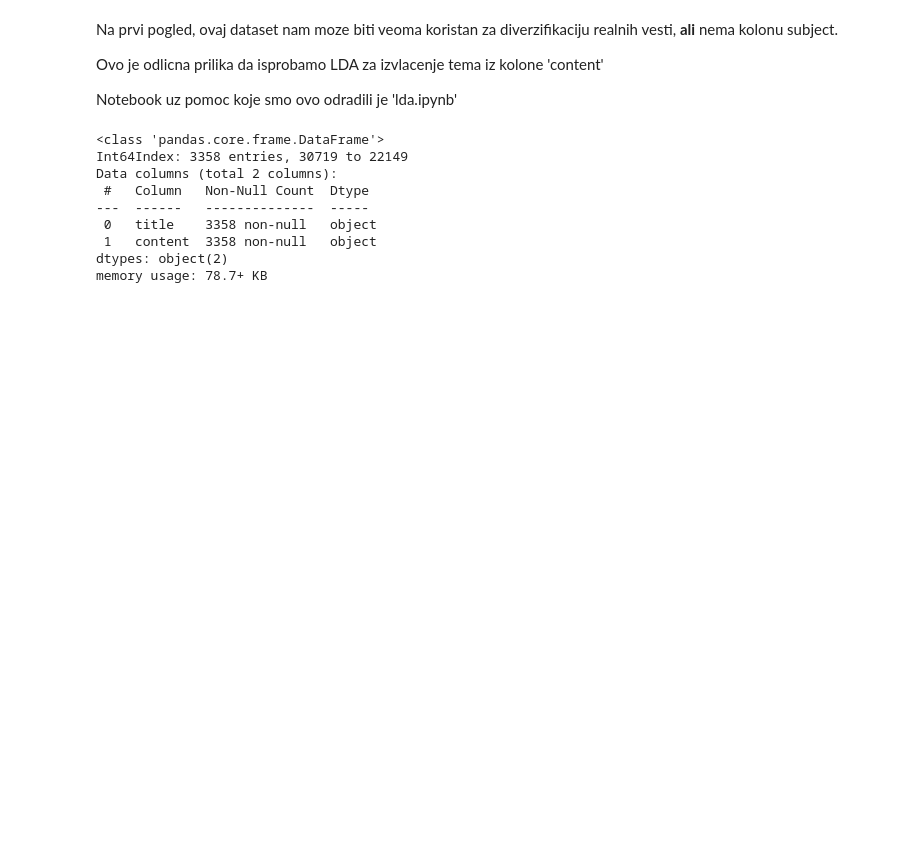
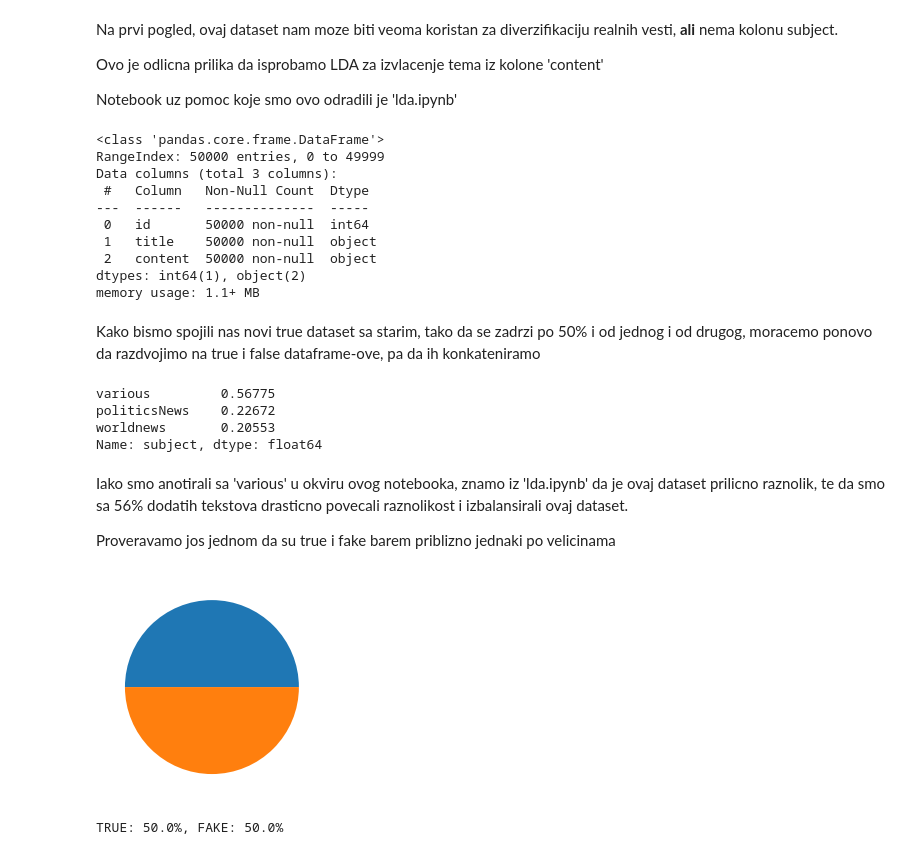
Before and after one commit to LukaKrickovic/news-recommendation, a Jupyter notebook: notebooks/fake_news_dataset_creation.ipynb, the cells around one changed output. Saved outputs shown, nothing was run; the diff lists cells and outputs as text; code cells hidden in the pictures; blank space fills up the shorter version.

```diff
--- a/notebooks/fake_news_dataset_creation.ipynb
+++ b/notebooks/fake_news_dataset_creation.ipynb
@@ -201,23 +198,63 @@ Ovo je odlicna prilika da isprobamo LDA za izvlacenje tema iz kolone 'content'
 
 Notebook uz pomoc koje smo ovo odradili je 'lda.ipynb'
 # %%
-new_true = new_true.sample(n=needed_row_count)
-# new_true = new_true.drop(columns=['publication', 'url', 'author', 'date', 'year', 'month'])
+# new_true = new_true.sample(n=needed_row_count)
+new_true = new_true.drop(columns=['publication', 'url', 'author', 'date', 'year', 'month', 'Unnamed: 0'])
 # new_true = new_true.drop(columns=['Unnamed: 0'])
 new_true.info()
 new_true = new_true.assign(fake = [False for _ in new_true.iterrows()])
 new_true = new_true.assign(subject = ['various' for _ in new_true.iterrows()])
-
-df = pd.concat([df, new_true])
 # %% [output]
 <class 'pandas.core.frame.DataFrame'>
-Int64Index: 3358 entries, 30719 to 22149
-Data columns (total 2 columns):
+RangeIndex: 50000 entries, 0 to 49999
+Data columns (total 3 columns):
  #   Column   Non-Null Count  Dtype
 ---  ------   --------------  -----
- 0   title    3358 non-null   object
- 1   content  3358 non-null   object
-dtypes: object(2)
-memory usage: 78.7+ KB
+ 0   id       50000 non-null  int64
+ 1   title    50000 non-null  object
+ 2   content  50000 non-null  object
+dtypes: int64(1), object(2)
+memory usage: 1.1+ MB
+# %% [markdown]
+Kako bismo spojili nas novi true dataset sa starim, tako da se zadrzi po 50% i od jednog i od drugog, moracemo ponovo da razdvojimo na true i false dataframe-ove, pa da ih konkateniramo
+# %%
+import numpy as np
+
+true_subset = df[df['fake'] == False]
+fake_subset = df[df['fake'] == True]
+
+# Postavljamo da ukupno treba da bude jednak broj true i fake naslova
+total_true_count = fake_subset.shape[0]
+
+drop_indices = np.random.choice(true_subset.shape[0], int(true_subset.shape[0] / 2), replace=False)
+true_subset = true_subset.drop(drop_indices)
+
+drop_new_subset_indicies = np.random.choice(new_true.shape[0], new_true.shape[0]+ true_subset.shape[0] - total_true_count, replace=False)
+new_true_subset = new_true.drop(drop_new_subset_indicies)
+
+true_subset = pd.concat([true_subset, new_true_subset])
+df = pd.concat([true_subset, fake_subset])
+# %%
+df[df['fake'] == False]['subject'].value_counts(normalize=True)
+# %% [output]
+various         0.56775
+politicsNews    0.22672
+worldnews       0.20553
+Name: subject, dtype: float64
+# %% [markdown]
+Iako smo anotirali sa 'various' u okviru ovog notebooka, znamo iz 'lda.ipynb' da je ovaj dataset prilicno raznolik, te da smo sa 56% dodatih tekstova drasticno povecali raznolikost i izbalansirali ovaj dataset.
+
+Proveravamo jos jednom da su true i fake barem priblizno jednaki po velicinama
+# %%
+true_count = df[df['fake'] == False].shape[0]
+fake_count = df[df['fake'] == True].shape[0]
+
+plt.pie(np.array([true_count, fake_count]), labels=['true', 'fake'])
+plt.legend()
+plt.show()
+print(f'TRUE: {100 * true_count / (true_count + fake_count)}%, FAKE: {100 * fake_count / (true_count + fake_count)}%')
+# %% [output]
+[figure, added]
+TRUE: 50.0%, FAKE: 50.0%
 # %%
 df.to_csv('../datasets/fake-news/balansed_fake_news_dataset.csv', index=False)
```
Also changed, not shown: parts of 5 cells of this notebook, 1 other file.
